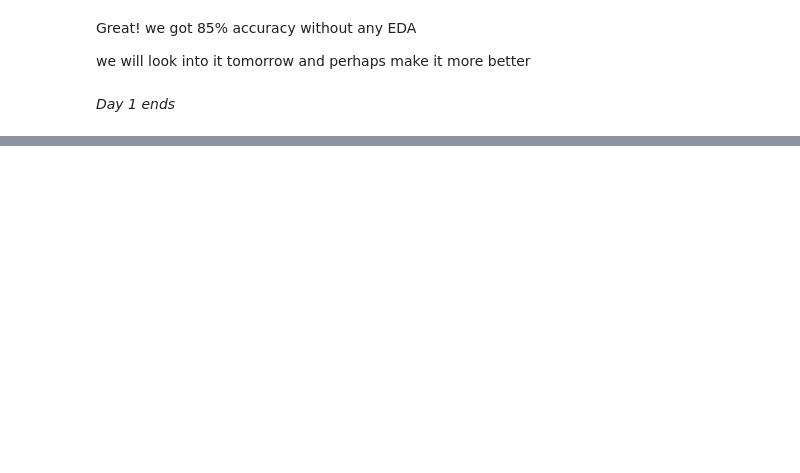
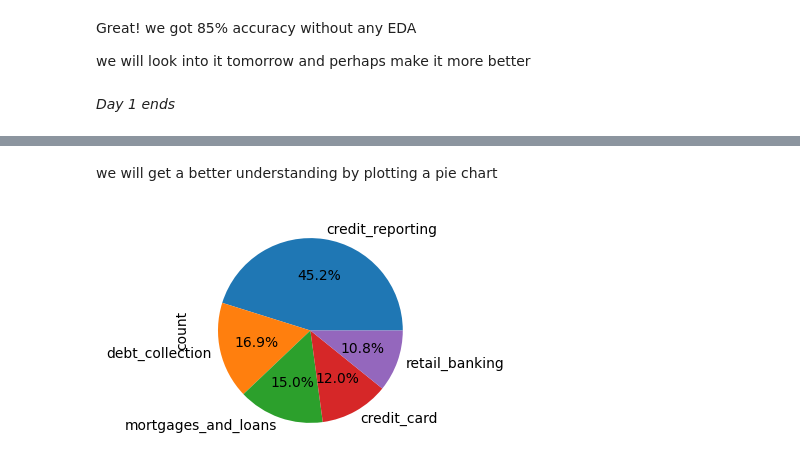
Before and after one commit to Mehmood-Deshmukh/Bank-Customer-Complaint-Classification, a Jupyter notebook: model.ipynb, the cells around one changed output, grey strips where cells are left out. Saved outputs shown, nothing was run; the diff lists cells and outputs as text; code cells hidden in the pictures; blank space fills up the shorter version.

```diff
--- a/model.ipynb
+++ b/model.ipynb
@@ -323,0 +366,8 @@ we will look into it tomorrow and perhaps make it more better
+# %% [markdown]
+we will get a better understanding by plotting a pie chart
+# %%
+plt.figure(figsize=(3, 3))
+dataset['class'].value_counts().plot.pie(autopct='%1.1f%%')
+plt.show()
+# %% [output]
+[figure, added]
```
Also changed, not shown: parts of 71 cells of this notebook, 10 other files.
